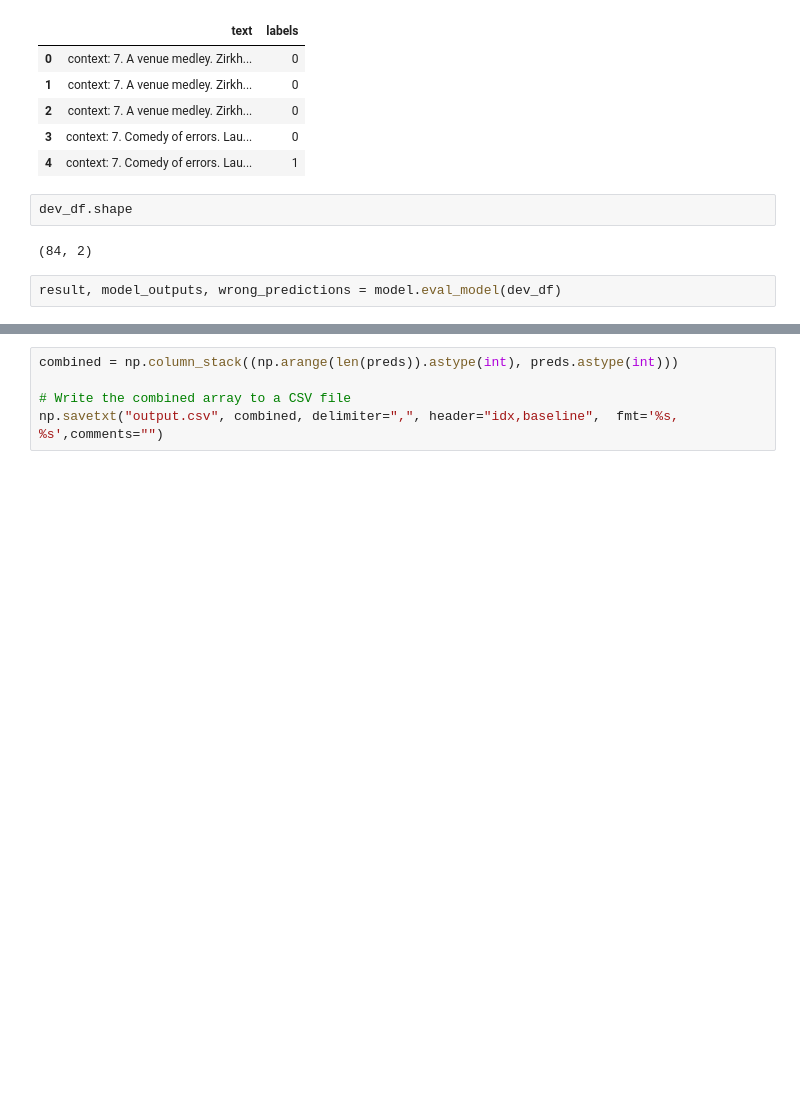
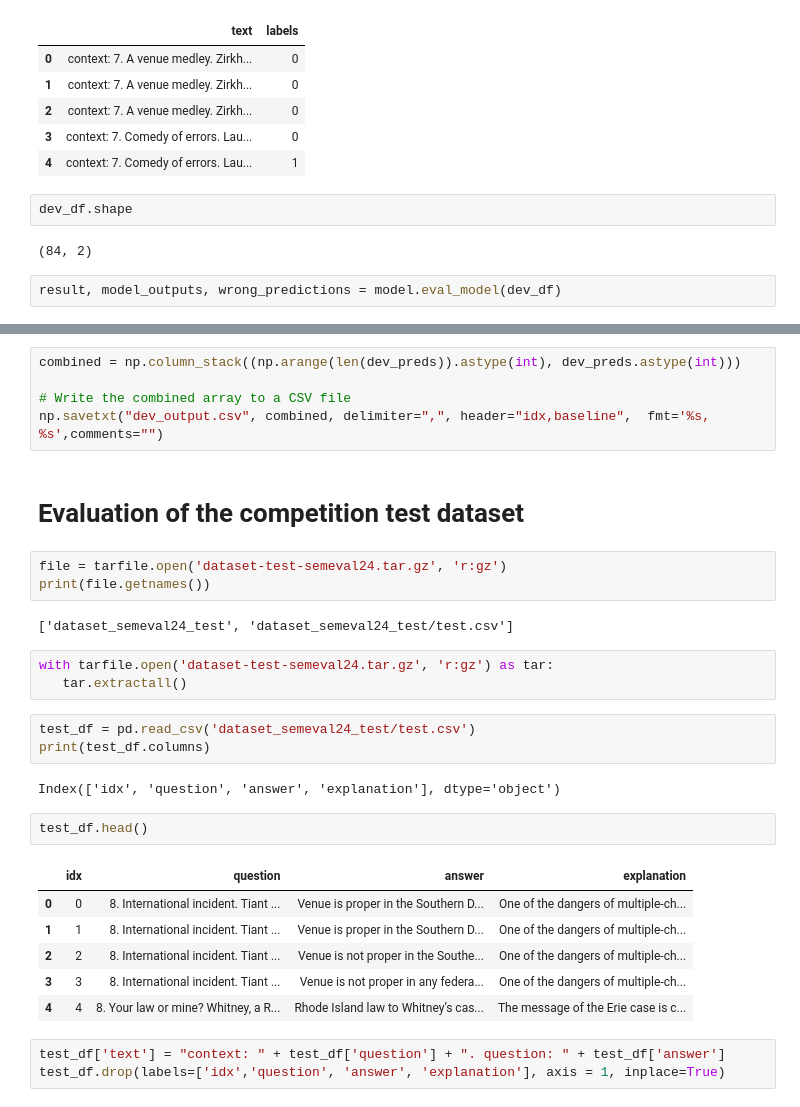
Before and after one commit to bathiya-94/semEval2024Task_05, a Jupyter notebook: Task_with_simple_transformers.ipynb, the cells around one changed output, grey strips where cells are left out. Drawn from its saved outputs; the diff is of its cells as text; blank space fills up the shorter version.

```diff
--- a/Task_with_simple_transformers.ipynb
+++ b/Task_with_simple_transformers.ipynb
@@ -208,5 +200,32 @@ acc
 # %%
-combined = np.column_stack((np.arange(len(preds)).astype(int), preds.astype(int)))
+combined = np.column_stack((np.arange(len(dev_preds)).astype(int), dev_preds.astype(int)))
 
 # Write the combined array to a CSV file
-np.savetxt("output.csv", combined, delimiter=",", header="idx,baseline",  fmt='%s, %s',comments="")
+np.savetxt("dev_output.csv", combined, delimiter=",", header="idx,baseline",  fmt='%s, %s',comments="")
+# %% [markdown]
+# Evaluation of the competition test dataset
+# %%
+file = tarfile.open('dataset-test-semeval24.tar.gz', 'r:gz')
+print(file.getnames())
+# %% [output]
+['dataset_semeval24_test', 'dataset_semeval24_test/test.csv']
+# %%
+with tarfile.open('dataset-test-semeval24.tar.gz', 'r:gz') as tar:
+   tar.extractall()
+# %%
+test_df = pd.read_csv('dataset_semeval24_test/test.csv')
+print(test_df.columns)
+# %% [output]
+Index(['idx', 'question', 'answer', 'explanation'], dtype='object')
+# %%
+test_df.head()
+# %% [output]
+|  | idx | question | answer | explanation |
+| 0 | 0 | 8. International incident. Tiant ... | Venue is proper in the Southern D... | One of the dangers of multiple-ch... |
+| 1 | 1 | 8. International incident. Tiant ... | Venue is proper in the Southern D... | One of the dangers of multiple-ch... |
+| 2 | 2 | 8. International incident. Tiant ... | Venue is not proper in the Southe... | One of the dangers of multiple-ch... |
+| 3 | 3 | 8. International incident. Tiant ... | Venue is not proper in any federa... | One of the dangers of multiple-ch... |
+| 4 | 4 | 8. Your law or mine? Whitney, a R... | Rhode Island law to Whitney’s cas... | The message of the Erie case is c... |
+# %%
+test_df['text'] = "context: " + test_df['question'] + ". question: " + test_df['answer']
+test_df.drop(labels=['idx','question', 'answer', 'explanation'], axis = 1, inplace=True)
```
Also changed, not shown: parts of 13 cells of this notebook.
